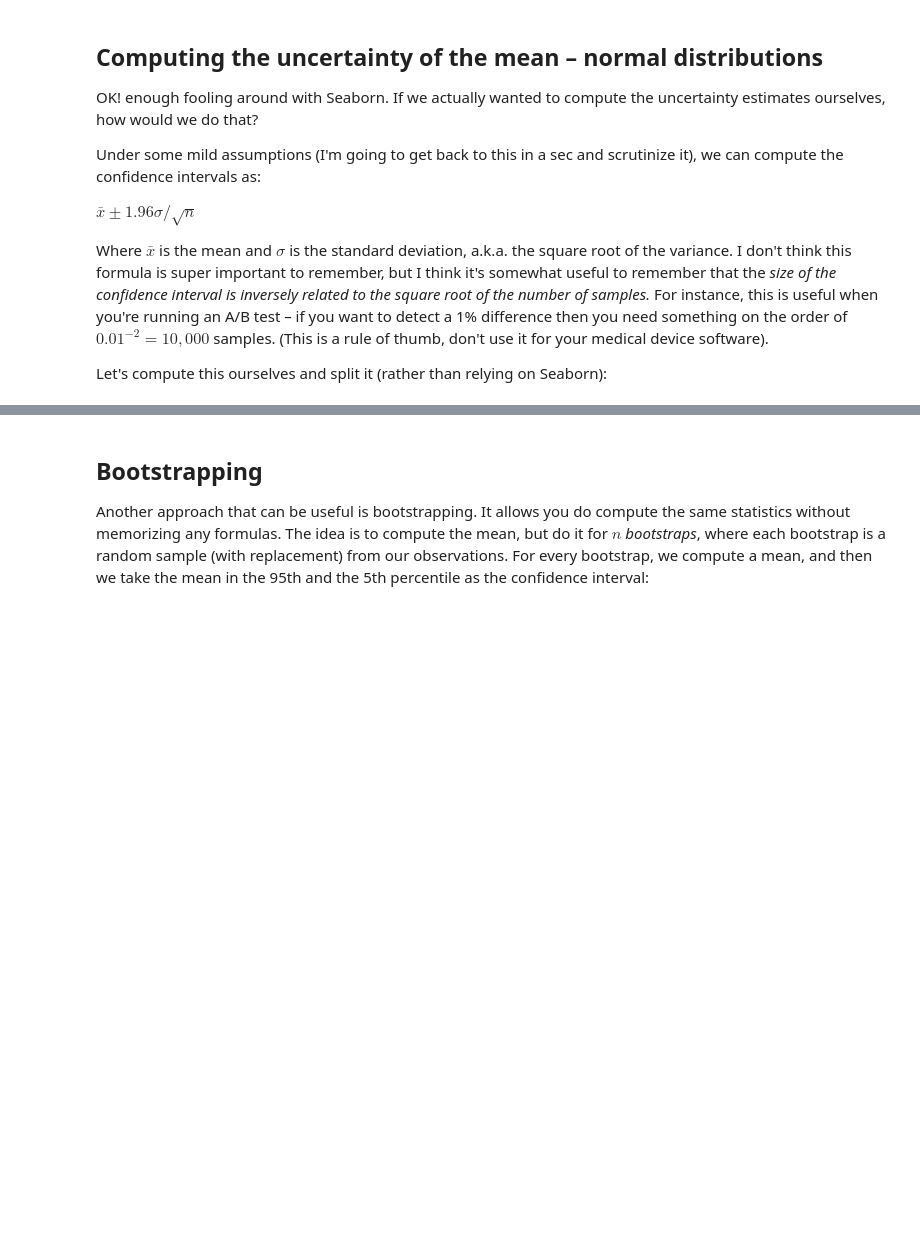
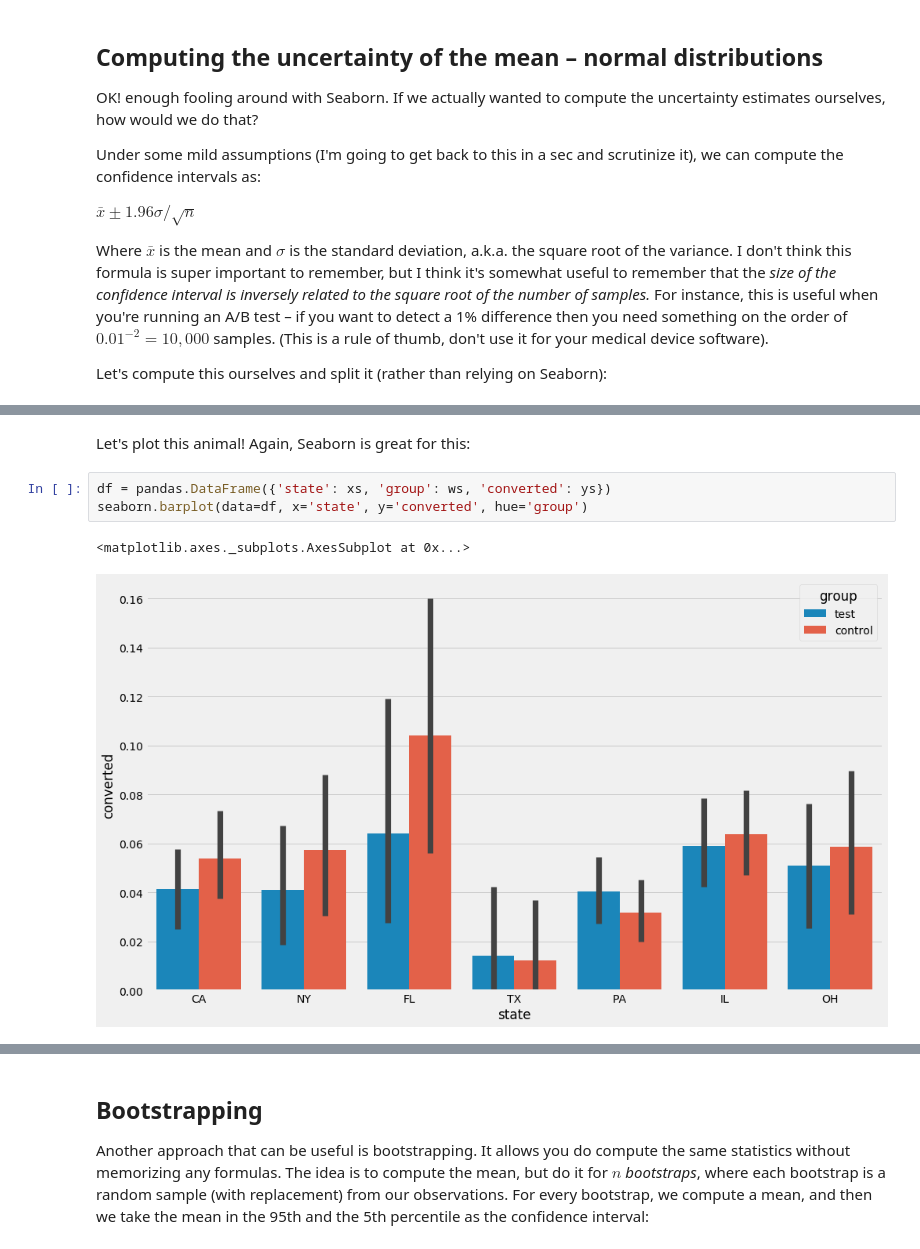
Before and after one commit to erikbern/uncertainty, a Jupyter notebook: notebook.ipynb, the cells around one changed output, grey strips where cells are left out. Drawn from its saved outputs; the diff is of its cells as text; blank space fills up the shorter version.

```diff
--- a/notebook.ipynb
+++ b/notebook.ipynb
@@ -100,0 +117,8 @@ There's one particular case of non-normality that I think is worth remembering.
+# %% [markdown]
+Let's plot this animal! Again, Seaborn is great for this:
+# %%
+df = pandas.DataFrame({'state': xs, 'group': ws, 'converted': ys})
+seaborn.barplot(data=df, x='state', y='converted', hue='group')
+# %% [output]
+<matplotlib.axes._subplots.AxesSubplot at 0x...>
+[figure, added]
```
Also changed, not shown: parts of 19 cells of this notebook.
